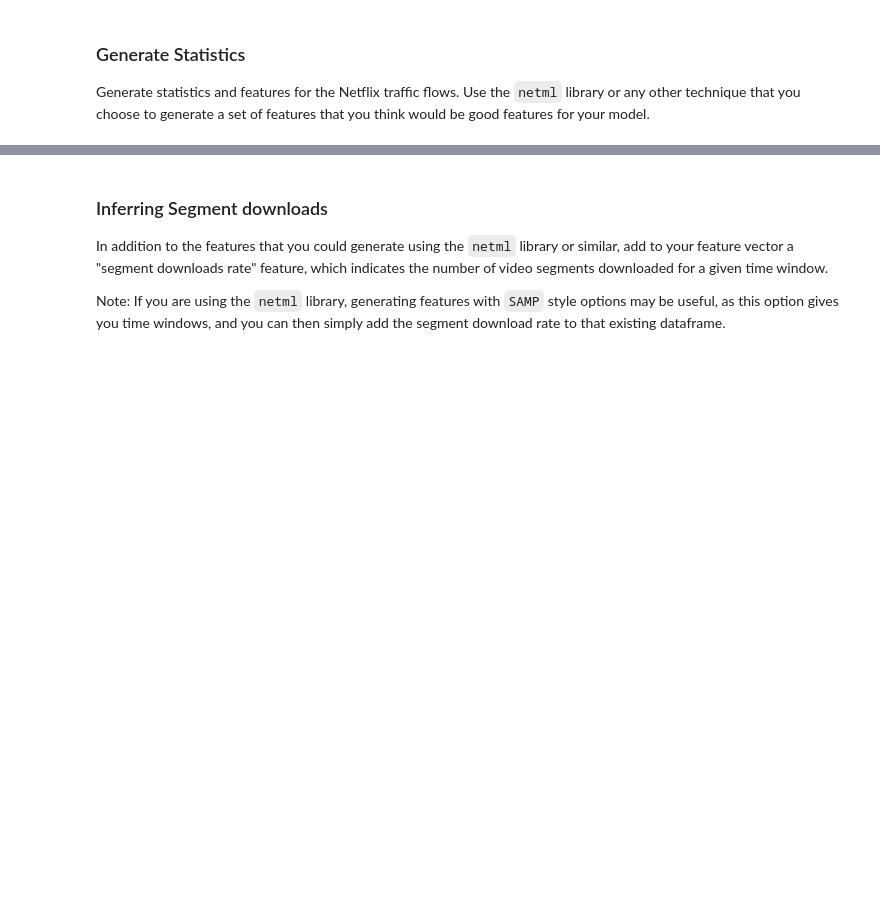
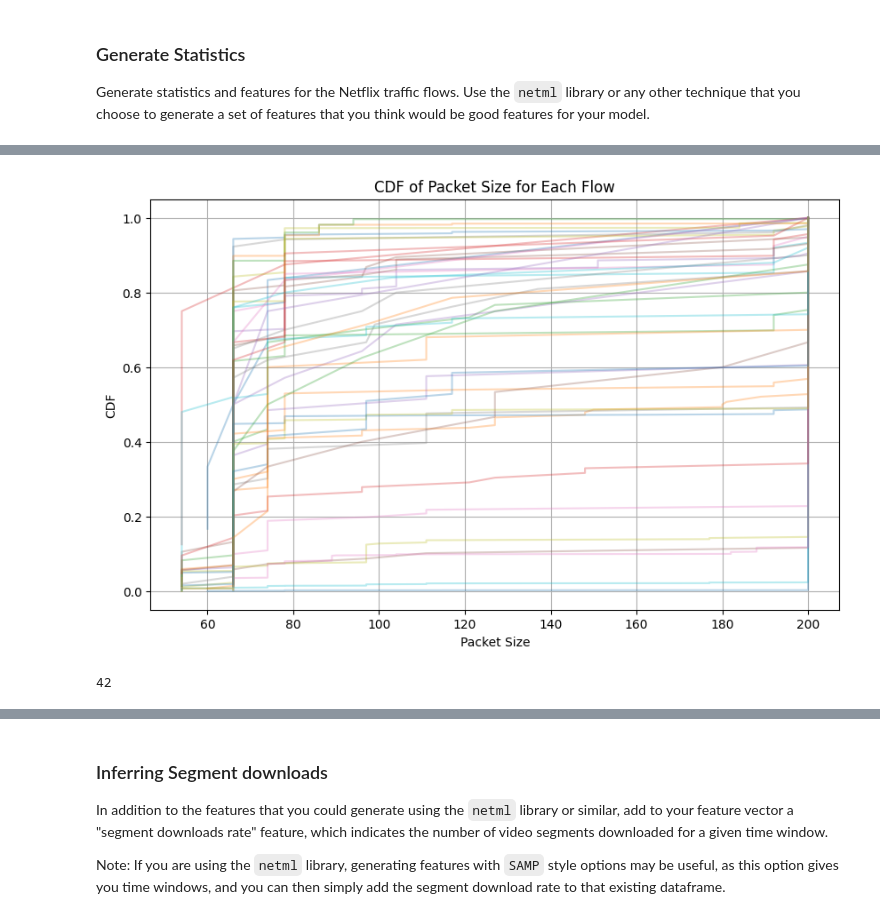
Before and after one commit to noise-course/video-quality-of-experience-cnk2-rgb, a Jupyter notebook: 1-Video-Quality-Inference.ipynb, the cells around one changed output, grey strips where cells are left out. Cells and saved outputs as stored; diff of their text form; code cells hidden in the pictures; blank space fills up the shorter version.

```diff
--- a/1-Video-Quality-Inference.ipynb
+++ b/1-Video-Quality-Inference.ipynb
@@ -115,0 +136,8 @@ See the caveats in the documentation: https://pandas.pydata.org/pandas-docs/stab
+# %%
+# Group by flow
+grouped = netflix_traffic.groupby(['ip_src', 'ip_dst'])
+
+# Aggregate statistics for the 'length' column
+packet_size_stats = grouped['length'].agg(['min', 'max', 'mean', 'median']).reset_index()
+
+print(packet_size_stats)
@@ -115,0 +173,27 @@ See the caveats in the documentation: https://pandas.pydata.org/pandas-docs/stab
+# %%
+#cdf of packet size
+import numpy as np
+plt.figure(figsize=(10,6))
+
+# Loop over groups
+for (src, dst), group in grouped:
+    # Sort packet sizes
+    sorted_lengths = np.sort(group['length'])
+    # Compute CDF values
+    cdf = np.arange(1, len(sorted_lengths)+1) / len(sorted_lengths)
+    # Plot CDF
+    plt.plot(sorted_lengths, cdf, alpha=0.3)  # alpha makes lines semi-transparent
+
+plt.title('CDF of Packet Size for Each Flow')
+plt.xlabel('Packet Size')
+plt.ylabel('CDF')
+plt.grid(True)
+plt.show()
+# %% [output]
+[figure, added]
+# %%
+#determine number of flows
+num_flows = len(grouped)
+num_flows
+# %% [output]
+42
```
Also changed, not shown: parts of 55 cells of this notebook.
